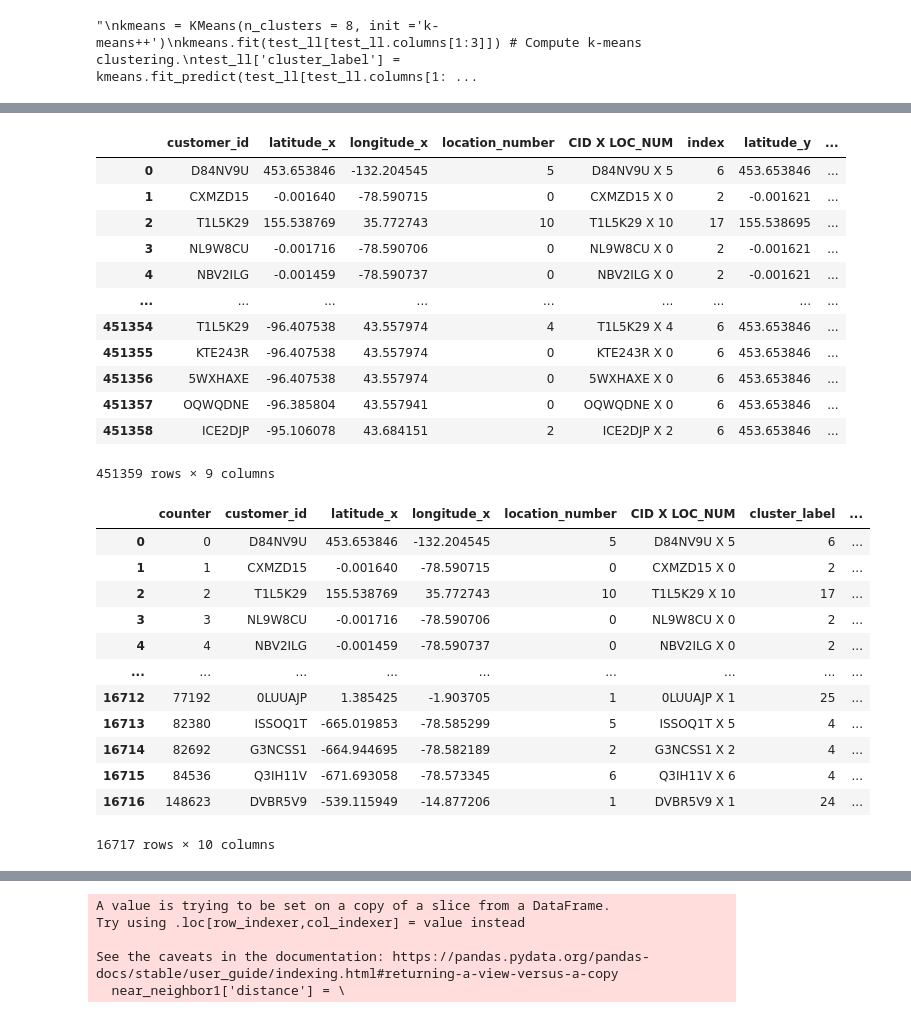
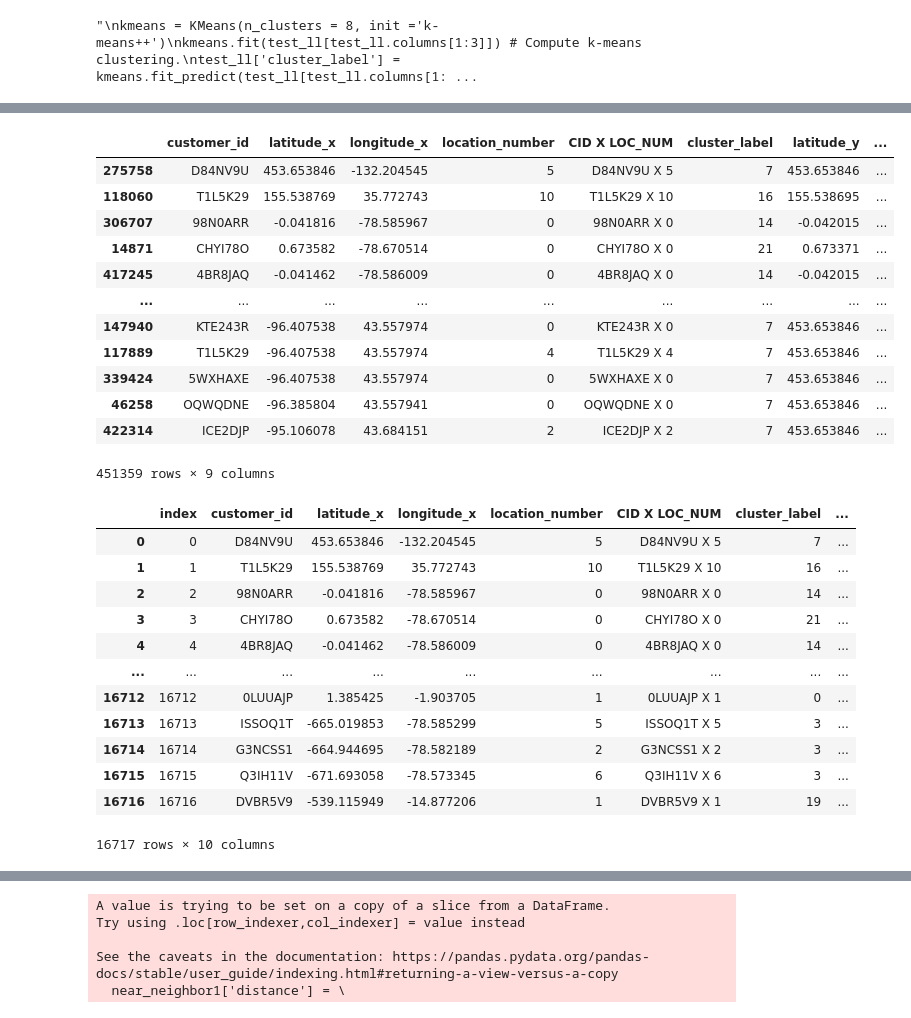
Before and after one commit to ritkumar10/RohanIntern, a Jupyter notebook: Distance_Calculations_v1.1.ipynb, the cells around one changed output, grey strips where cells are left out. Saved outputs shown, nothing was run; the diff lists cells and outputs as text; code cells hidden in the pictures.

```diff
--- a/Distance_Calculations_v1.1.ipynb
+++ b/Distance_Calculations_v1.1.ipynb
@@ -853,5 +853,6 @@ plt.scatter(tcenters[:, 0], tcenters[:, 1], c='black', s=200, alpha=0)
 # %%
 centers_d=pd.DataFrame(centers,columns=['latitude','longitude'])
 centers_d=centers_d.reset_index()
+centers_d=centers_d.rename(columns={'index':'cluster_label'})
 centers_d.iloc[2]
 # %% [output]
@@ -881,41 +882,40 @@ test_ll
 451359 rows × 9 columns
 # %%
 temp=test_ll
-temp=temp.sort_values(by='distance', ascending=True).reset_index()
-temp=temp.drop(columns=['level_0'])
+temp=temp.sort_values(by='distance', ascending=True)
 temp
 # %% [output]
-|  | customer_id | latitude_x | longitude_x | location_number | CID X LOC_NUM | index | latitude_y | ... |
-| 0 | D84NV9U | 453.653846 | -132.204545 | 5 | D84NV9U X 5 | 6 | 453.653846 | ... |
-| 1 | CXMZD15 | -0.001640 | -78.590715 | 0 | CXMZD15 X 0 | 2 | -0.001621 | ... |
-| 2 | T1L5K29 | 155.538769 | 35.772743 | 10 | T1L5K29 X 10 | 17 | 155.538695 | ... |
-| 3 | NL9W8CU | -0.001716 | -78.590706 | 0 | NL9W8CU X 0 | 2 | -0.001621 | ... |
-| 4 | NBV2ILG | -0.001459 | -78.590737 | 0 | NBV2ILG X 0 | 2 | -0.001621 | ... |
+|  | customer_id | latitude_x | longitude_x | location_number | CID X LOC_NUM | cluster_label | latitude_y | ... |
+| 275758 | D84NV9U | 453.653846 | -132.204545 | 5 | D84NV9U X 5 | 7 | 453.653846 | ... |
+| 118060 | T1L5K29 | 155.538769 | 35.772743 | 10 | T1L5K29 X 10 | 16 | 155.538695 | ... |
+| 306707 | 98N0ARR | -0.041816 | -78.585967 | 0 | 98N0ARR X 0 | 14 | -0.042015 | ... |
+| 14871 | CHYI78O | 0.673582 | -78.670514 | 0 | CHYI78O X 0 | 21 | 0.673371 | ... |
+| 417245 | 4BR8JAQ | -0.041462 | -78.586009 | 0 | 4BR8JAQ X 0 | 14 | -0.042015 | ... |
 | ... | ... | ... | ... | ... | ... | ... | ... | ... |
-| 451354 | T1L5K29 | -96.407538 | 43.557974 | 4 | T1L5K29 X 4 | 6 | 453.653846 | ... |
-| 451355 | KTE243R | -96.407538 | 43.557974 | 0 | KTE243R X 0 | 6 | 453.653846 | ... |
-| 451356 | 5WXHAXE | -96.407538 | 43.557974 | 0 | 5WXHAXE X 0 | 6 | 453.653846 | ... |
-| 451357 | OQWQDNE | -96.385804 | 43.557941 | 0 | OQWQDNE X 0 | 6 | 453.653846 | ... |
-| 451358 | ICE2DJP | -95.106078 | 43.684151 | 2 | ICE2DJP X 2 | 6 | 453.653846 | ... |
+| 147940 | KTE243R | -96.407538 | 43.557974 | 0 | KTE243R X 0 | 7 | 453.653846 | ... |
+| 117889 | T1L5K29 | -96.407538 | 43.557974 | 4 | T1L5K29 X 4 | 7 | 453.653846 | ... |
+| 339424 | 5WXHAXE | -96.407538 | 43.557974 | 0 | 5WXHAXE X 0 | 7 | 453.653846 | ... |
+| 46258 | OQWQDNE | -96.385804 | 43.557941 | 0 | OQWQDNE X 0 | 7 | 453.653846 | ... |
+| 422314 | ICE2DJP | -95.106078 | 43.684151 | 2 | ICE2DJP X 2 | 7 | 453.653846 | ... |
 451359 rows × 9 columns
 # %%
-temp = temp.drop_duplicates(subset='CID X LOC_NUM', keep="first")
+temp = temp.drop_duplicates(subset='CID X LOC_NUM', keep="first").reset_index()
+temp=temp.drop(columns=['index'])
 temp=temp.reset_index()
-temp=temp.rename(columns={'level_0':'counter','index':'cluster_label'})
 temp
 # %% [output]
-|  | counter | customer_id | latitude_x | longitude_x | location_number | CID X LOC_NUM | cluster_label | ... |
-| 0 | 0 | D84NV9U | 453.653846 | -132.204545 | 5 | D84NV9U X 5 | 6 | ... |
-| 1 | 1 | CXMZD15 | -0.001640 | -78.590715 | 0 | CXMZD15 X 0 | 2 | ... |
-| 2 | 2 | T1L5K29 | 155.538769 | 35.772743 | 10 | T1L5K29 X 10 | 17 | ... |
-| 3 | 3 | NL9W8CU | -0.001716 | -78.590706 | 0 | NL9W8CU X 0 | 2 | ... |
-| 4 | 4 | NBV2ILG | -0.001459 | -78.590737 | 0 | NBV2ILG X 0 | 2 | ... |
+|  | index | customer_id | latitude_x | longitude_x | location_number | CID X LOC_NUM | cluster_label | ... |
+| 0 | 0 | D84NV9U | 453.653846 | -132.204545 | 5 | D84NV9U X 5 | 7 | ... |
+| 1 | 1 | T1L5K29 | 155.538769 | 35.772743 | 10 | T1L5K29 X 10 | 16 | ... |
+| 2 | 2 | 98N0ARR | -0.041816 | -78.585967 | 0 | 98N0ARR X 0 | 14 | ... |
+| 3 | 3 | CHYI78O | 0.673582 | -78.670514 | 0 | CHYI78O X 0 | 21 | ... |
+| 4 | 4 | 4BR8JAQ | -0.041462 | -78.586009 | 0 | 4BR8JAQ X 0 | 14 | ... |
 | ... | ... | ... | ... | ... | ... | ... | ... | ... |
-| 16712 | 77192 | 0LUUAJP | 1.385425 | -1.903705 | 1 | 0LUUAJP X 1 | 25 | ... |
-| 16713 | 82380 | ISSOQ1T | -665.019853 | -78.585299 | 5 | ISSOQ1T X 5 | 4 | ... |
-| 16714 | 82692 | G3NCSS1 | -664.944695 | -78.582189 | 2 | G3NCSS1 X 2 | 4 | ... |
-| 16715 | 84536 | Q3IH11V | -671.693058 | -78.573345 | 6 | Q3IH11V X 6 | 4 | ... |
-| 16716 | 148623 | DVBR5V9 | -539.115949 | -14.877206 | 1 | DVBR5V9 X 1 | 24 | ... |
+| 16712 | 16712 | 0LUUAJP | 1.385425 | -1.903705 | 1 | 0LUUAJP X 1 | 0 | ... |
+| 16713 | 16713 | ISSOQ1T | -665.019853 | -78.585299 | 5 | ISSOQ1T X 5 | 3 | ... |
+| 16714 | 16714 | G3NCSS1 | -664.944695 | -78.582189 | 2 | G3NCSS1 X 2 | 3 | ... |
+| 16715 | 16715 | Q3IH11V | -671.693058 | -78.573345 | 6 | Q3IH11V X 6 | 3 | ... |
+| 16716 | 16716 | DVBR5V9 | -539.115949 | -14.877206 | 1 | DVBR5V9 X 1 | 19 | ... |
 16717 rows × 10 columns
 # %%
 near_neighbor=temp
```
Also changed, not shown: parts of 24 cells of this notebook.
